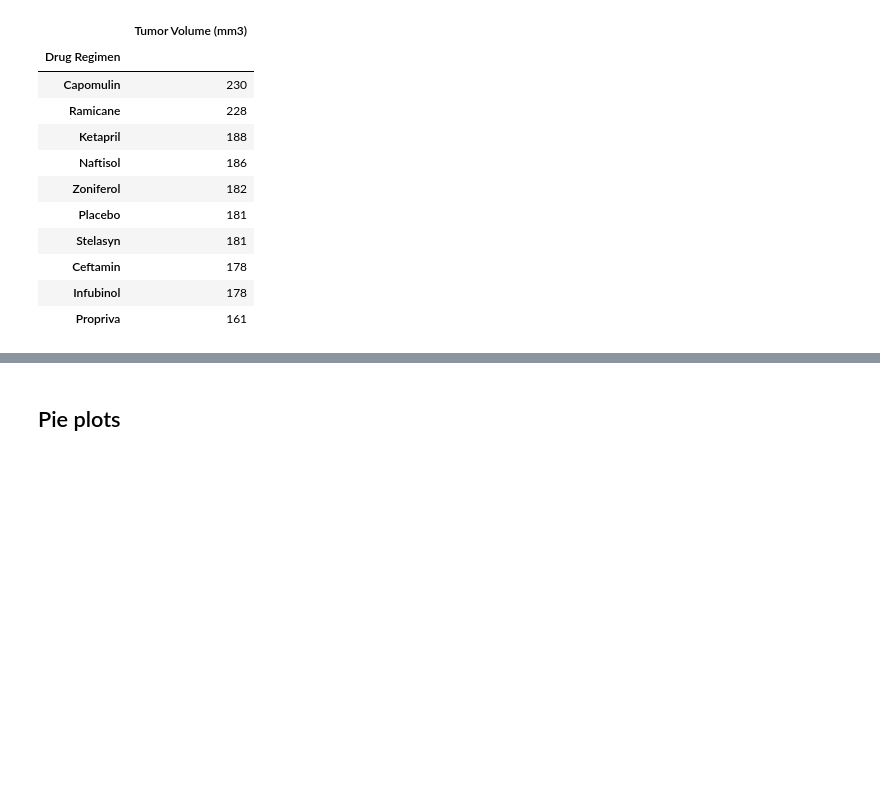
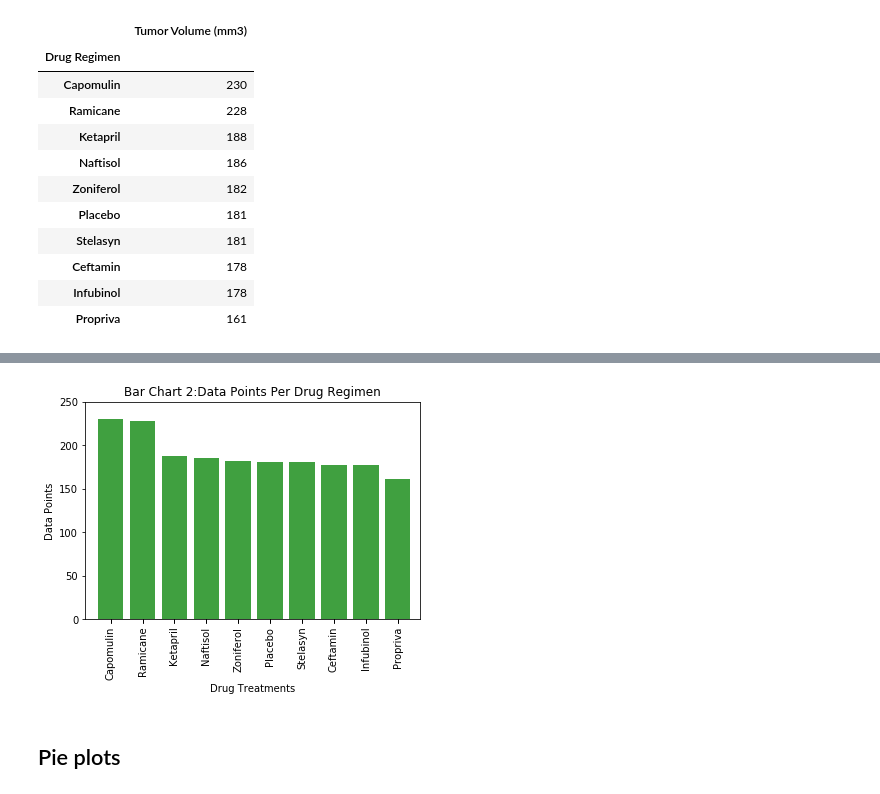
Before and after one commit to jamc7196/github_boot_camp, a Jupyter notebook: Maplotlib-challenge/Pymaceuticals/pymaceuticals_starter.ipynb, the cells around one changed output, grey strips where cells are left out. Drawn from its saved outputs; the diff is of its cells as text; code cells hidden in the pictures; blank space fills up the shorter version.

```diff
--- a/Maplotlib-challenge/Pymaceuticals/pymaceuticals_starter.ipynb
+++ b/Maplotlib-challenge/Pymaceuticals/pymaceuticals_starter.ipynb
@@ -92,10 +100,0 @@ pandas_barchart #test succesfull chart generated
-# %%
-# Generate a bar plot showing number of data points for each treatment regimen using pyplot
-#Stablish the x axs with len on the data points, afterwards create a loop with the tick locations of the drug regime
-x_axis = np.arange(len(data_points))
-x_axis
-for x in x_axis:
-    tick_locations.append(x)
-#reset the barchart index in order to avoid errors
-barchart = barchart_analysis.reset_index()
-barchart.head() #test succesfully data frame reseted and generated
@@ -137,0 +128,10 @@ BarChanaylsis.head(10)#test succesfully data frame generated
+# %%
+# Generate a bar plot showing number of data points for each treatment regimen using pyplot
+#Stablish the x axs with len on the data points, afterwards create a loop with the tick locations of the drug regime
+x_axis = np.arange(len(data_points))
+x_axis
+for x in x_axis:
+    drug_labels.append(x)
+#reset the barchart index in order to avoid errors
+barchart = BarChanaylsis.reset_index()
+barchart.head() #test succesfully data frame reseted and generated
@@ -138,3 +145,15 @@ BarChanaylsis.head(10)#test succesfully data frame generated
+# %%
+#format the bar chart with differentaligment color and their respective labels
+plt.bar(x_axis,  BarChanaylsis["Tumor Volume (mm3)"], color="g", alpha=0.75, align="center")
+plt.xticks(drug_labels, barchart["Drug Regimen"],rotation="vertical")
+plt.xlim(-0.80, len(data_points)-.30)
+plt.ylim(0, 250)
+plt.title("Bar Chart 2:Data Points Per Drug Regimen")
+plt.xlabel("Drug Treatments")
+plt.ylabel("Data Points")
+plt.show() #test succesful chart stablish
+# %% [output]
+[figure, added]
 # %% [markdown]
 ## Pie plots
 # %%
```
Also changed, not shown: parts of 14 cells of this notebook.
